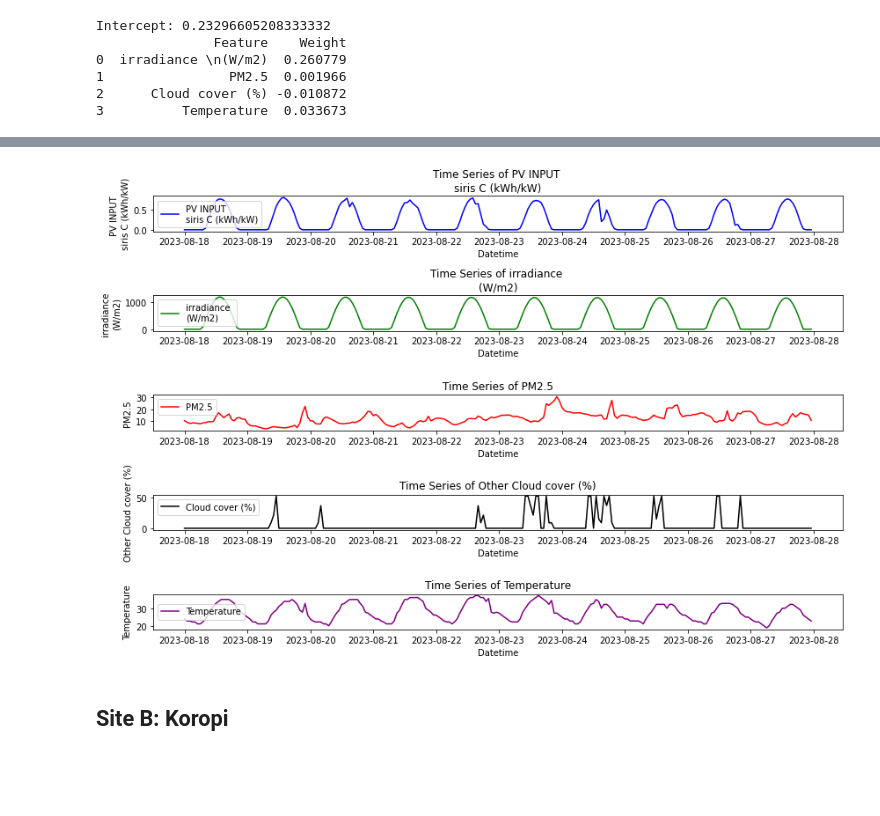
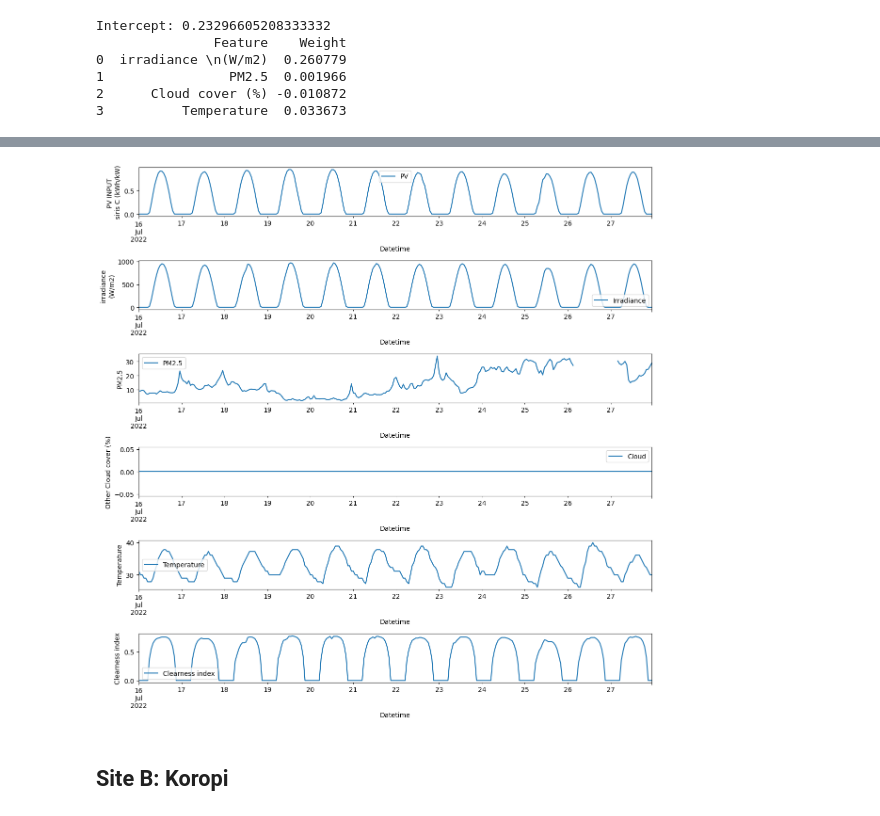
Before and after one commit to jean-paul-calin/wildfire-pv, a Jupyter notebook: toy model 1.ipynb, the cells around one changed output, grey strips where cells are left out. Saved outputs shown, nothing was run; the diff lists cells and outputs as text; code cells hidden in the pictures; blank space fills up the shorter version.

```diff
--- a/toy model 1.ipynb
+++ b/toy model 1.ipynb
@@ -75,3 +53,13 @@ Intercept: 0.23296605208333332
 1                PM2.5  0.001966
 2      Cloud cover (%) -0.010872
 3          Temperature  0.033673
+# %%
+import pandas as pd
+import matplotlib.pyplot as plt
+
+# Assuming your data is in a DataFrame called 'df'
+# Extracting the datetime column and the target variable
+df = pd.read_csv('Ilio.csv',header=0, names = ['Datetime','PV','Irradiance', 'PM2.5',  'Cloud','Temperature' ,'Clearness index'])
+datetime_series = pd.to_datetime(df["Datetime"])
+df.set_index(datetime_series, inplace=True)
+df.drop('Datetime', axis = 1)
@@ -78,12 +81,4 @@ Intercept: 0.23296605208333332
 # %%
-import pandas as pd
-import matplotlib.pyplot as plt
-
-# Assuming your data is in a DataFrame called 'df'
-# Extracting the datetime column and the target variable
-df = pd.read_csv('siris-C-22-08-2023.csv')
-datetime_series = pd.to_datetime(df["Datetime"])
-pv_input_series = df["PV INPUT \nsiris C (kWh/kW)"]
 
 # Plotting the time series of PV INPUT
 plt.figure(figsize=(12, 6))
@@ -101,60 +94,67 @@ import matplotlib.pyplot as plt
 
 # Assuming your data is in a DataFrame called 'df'
 # Extracting the datetime column and the target variables
-datetime_series = pd.to_datetime(df["Datetime"])
-pv_input_series = df["PV INPUT \nsiris C (kWh/kW)"]
-other_variable1_series = df["irradiance \n(W/m2)"]
-other_variable2_series = df["PM2.5"]
-other_variable3_series = df['Cloud cover (%)']
-other_variable4_series = df['Temperature']
+#datetime_series = pd.to_datetime(df["Datetime"])
+#pv_input_series = df["PV INPUT \nsiris C (kWh/kW)"]
+#other_variable1_series = df["irradiance \n(W/m2)"]
+#other_variable2_series = df["PM2.5"]
+#other_variable3_series = df['Cloud cover (%)']
+#other_variable4_series = df['Temperature']
 
 # Plotting the time series of PV INPUT
-plt.figure(figsize=(12, 8))
+plt.figure(figsize=(12, 12))
 
 # Plotting PV INPUT
-plt.subplot(5, 1, 1)
-plt.plot(datetime_series, pv_input_series, label="PV INPUT \nsiris C (kWh/kW)", color="blue")
+plt.subplot(6, 1, 1)
+df['PV'].plot()
 plt.xlabel("Datetime")
 plt.ylabel("PV INPUT \nsiris C (kWh/kW)")
-plt.title("Time Series of PV INPUT \nsiris C (kWh/kW)")
+#plt.title("Time Series of PV INPUT \nsiris C (kWh/kW)")
 plt.legend()
 
 # Plotting Other Variable 1
-plt.subplot(5, 1, 2)
-plt.plot(datetime_series, other_variable1_series, label="irradiance \n(W/m2)", color="green")
+plt.subplot(6, 1, 2)
+df['Irradiance'].plot()
 plt.xlabel("Datetime")
 plt.ylabel("irradiance \n(W/m2)")
-plt.title("Time Series of irradiance \n(W/m2)")
+#plt.title("Time Series of irradiance \n(W/m2)")
 plt.legend()
 
 # Plotting Other Variable 2
-plt.subplot(5, 1, 3)
-plt.plot(datetime_series, other_variable2_series, label="PM2.5", color="red")
+plt.subplot(6, 1, 3)
+df['PM2.5'].plot()
 plt.xlabel("Datetime")
 plt.ylabel("PM2.5")
-plt.title("Time Series of PM2.5")
+#plt.title("Time Series of PM2.5")
 plt.legend()
 
 # Plotting Other Variable 3
-plt.subplot(5, 1, 4)
-plt.plot(datetime_series, other_variable3_series, label="Cloud cover (%)", color="black")
+plt.subplot(6, 1, 4)
+df['Cloud'].plot()
 plt.xlabel("Datetime")
 plt.ylabel("Other Cloud cover (%)")
-plt.title("Time Series of Other Cloud cover (%)")
+#plt.title("Time Series of Other Cloud cover (%)")
 plt.legend()
 
 # Plotting Other Variable 4
-plt.subplot(5, 1, 5)
-plt.plot(datetime_series, other_variable4_series, label="Temperature", color="purple")
+plt.subplot(6, 1, 5)
+df['Temperature'].plot()
 plt.xlabel("Datetime")
 plt.ylabel("Temperature")
-plt.title("Time Series of Temperature")
+#plt.title("Time Series of Temperature")
 plt.legend()
 
+# Plotting Other Variable 6
+plt.subplot(6, 1, 6)
+df['Clearness index'].plot()
+plt.xlabel("Datetime")
+plt.ylabel("Clearness index")
+#plt.title("Time Series of Clearness index")
+plt.legend()
 plt.tight_layout()
 plt.show()
 # %% [output]
-[figure, old version]
+[figure, new version]
 # %% [markdown]
 ## Site B: Koropi
 # %%
```
Also changed, not shown: parts of 4 cells of this notebook.
